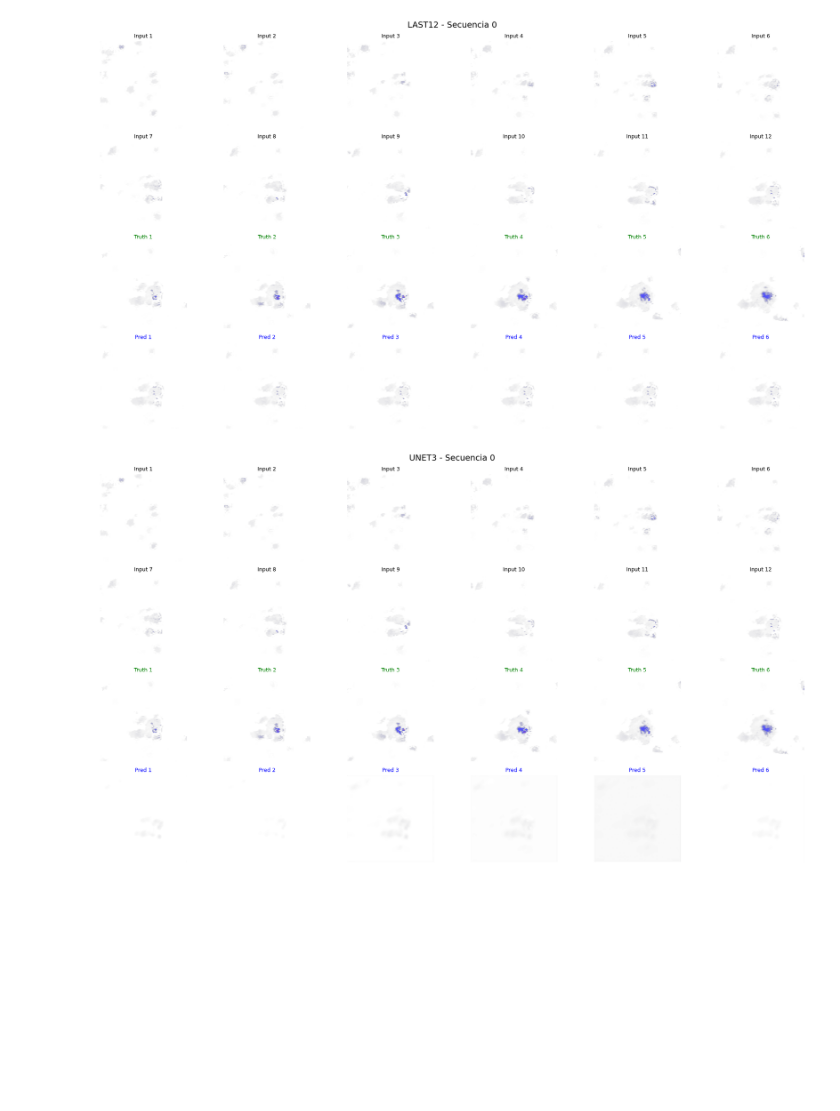
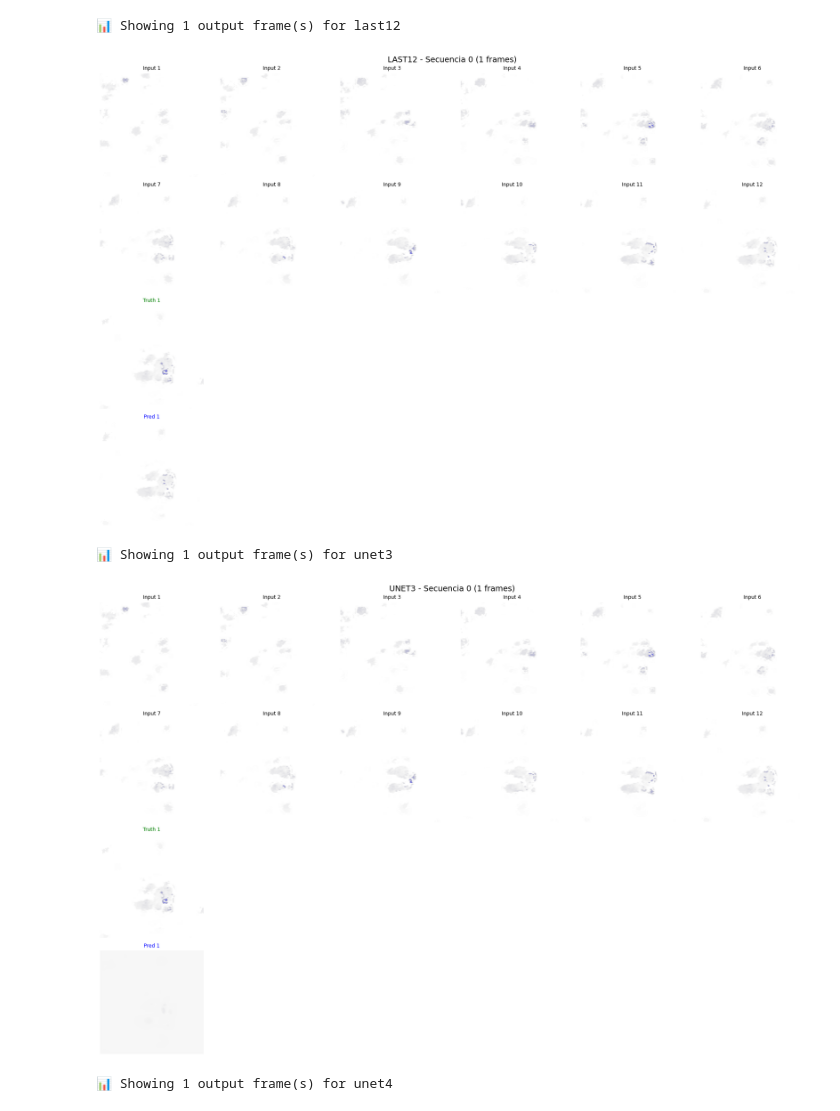
Before and after one commit to drangelv/unet_2, a Jupyter notebook: notebooks/eval3.ipynb, the cells around one changed output. Drawn from its saved outputs; the diff is of its cells as text; code cells hidden in the pictures; blank space fills up the shorter version.

```diff
--- a/notebooks/eval3.ipynb
+++ b/notebooks/eval3.ipynb
@@ -22,10 +181,11 @@ MODEL_PATHS = {
 def calculate_corrected_metrics(predictions, targets, threshold=0.1):
     """
     Calcula métricas corregidas con datos en escala correcta (mm/h)
+    Compatible con cualquier número de frames de salida (1-6)
 
     Args:
-        predictions: Predicciones en mm/h
-        targets: Targets en mm/h
+        predictions: Predicciones en mm/h - shape: (batch, frames, H, W) or (batch, H, W)
+        targets: Targets en mm/h - shape: (batch, frames, H, W) or (batch, H, W)
         threshold: Umbral de precipitación en mm/h
     """
     # Convertir valores negativos a 0 (no puede haber precipitación negativa)
@@ -92,12 +252,15 @@ def calculate_corrected_metrics(predictions, targets, threshold=0.1):
     }
 
 def load_and_recalculate_metrics(h5_path, threshold=0.1):
-    """Carga datos y recalcula métricas correctamente"""
+    """Carga datos y recalcula métricas correctamente - Compatible con 1-6 frames"""
     with h5py.File(h5_path, 'r') as f:
         # Cargar datos con corrección de escala
         inputs_raw = f['inputs'][:]
         targets_raw = f['targets'][:]
         predictions_raw = f['predictions'][:]
+
+        # Detectar número de frames de salida
+        n_output_frames = targets_raw.shape[1] if len(targets_raw.shape) > 2 else 1
 
         # Detectar si necesitan escalamiento
         inputs_max = inputs_raw.max()
@@ -136,10 +299,12 @@ def load_and_recalculate_metrics(h5_path, threshold=0.1):
             'metrics_original': original_metrics,
             'metrics_corrected': corrected_metrics,
             'model_type': f.attrs['model_type'],
-            'scale_factor_applied': scale_factor
+            'scale_factor_applied': scale_factor,
+            'n_output_frames': n_output_frames
         }
 
         print(f"✅ {data['model_type']} - Secuencias: {inputs.shape[0]}")
+        print(f"   Frames de salida: {n_output_frames}")
         print(f"   Factor de escala aplicado: {scale_factor}x")
         print(f"   Rangos - Inputs: {inputs.min():.1f}-{inputs.max():.1f}, Preds: {predictions.min():.1f}-{predictions.max():.1f}")
         print(f"   MSE original: {original_metrics.get('mse', 'N/A')} → corregida: {corrected_metrics['mse']:.4f}")
@@ -230,41 +700,54 @@ def show_prediction(model_name, seq_idx=0):
     targets = data['targets'][seq_idx]
     preds = data['predictions'][seq_idx]
 
+    # Get actual number of output frames
+    n_output_frames = targets.shape[0]
+    print(f"📊 Showing {n_output_frames} output frame(s) for {model_name}")
+
+    # Calculate grid layout - inputs always 12, outputs variable
+    total_cols = max(6, n_output_frames)  # At least 6 columns for inputs
+    total_rows = 2 + (1 if n_output_frames > 0 else 0) + (1 if n_output_frames > 0 else 0)  # inputs + targets + predictions
+
     # Crear figura
-    fig = plt.figure(figsize=(18, 10))
+    fig = plt.figure(figsize=(3*total_cols, 3*total_rows))
 
     # Colormap personalizado
     colors = [(0, 0, 0, 0), (0, 0, 1, 0.7), (1, 0, 0, 0.7)]
     cmap = mcolors.LinearSegmentedColormap.from_list("rain", list(zip([0, 0.5, 1], colors)))
 
     # Inputs (2 filas de 6)
     for i in range(12):
-        plt.subplot(4, 6, i+1)
+        plt.subplot(total_rows, total_cols, i+1)
         plt.imshow(inputs[i]*1, cmap=cmap, vmin=0, vmax=100)
         plt.title(f'Input {i+1}', fontsize=9)
         plt.axis('off')
 
     # Ground truth
-    for i in range(6):
-        plt.subplot(4, 6, 13+i)
+    start_row = 2 * total_cols + 1
+    for i in range(n_output_frames):
+        plt.subplot(total_rows, total_cols, start_row + i)
         plt.imshow(targets[i]*1, cmap=cmap, vmin=0, vmax=100)
         plt.title(f'Truth {i+1}', fontsize=9, color='green')
         plt.axis('off')
 
     # Predicciones
-    for i in range(6):
-        plt.subplot(4, 6, 19+i)
+    start_row = 3 * total_cols + 1
+    for i in range(n_output_frames):
+        plt.subplot(total_rows, total_cols, start_row + i)
         plt.imshow(preds[i], cmap=cmap, vmin=0, vmax=100)
         plt.title(f'Pred {i+1}', fontsize=9, color='blue')
         plt.axis('off')
 
-    plt.suptitle(f'{model_name.upper()} - Secuencia {seq_idx}', fontsize=14)
+    plt.suptitle(f'{model_name.upper()} - Secuencia {seq_idx} ({n_output_frames} frames)', fontsize=14)
     plt.tight_layout()
     plt.show()
 
 # Visualizar una secuencia de cada modelo
 for model in results_corrected.keys():
     show_prediction(model, seq_idx=0)
 # %% [output]
+📊 Showing 1 output frame(s) for last12
-[figure, old version]
+[figure, new version]
+📊 Showing 1 output frame(s) for unet3
-[figure, old version]
+[figure, new version]
+📊 Showing 1 output frame(s) for unet4
```
Also changed, not shown: parts of 31 cells of this notebook, 6 other files.
